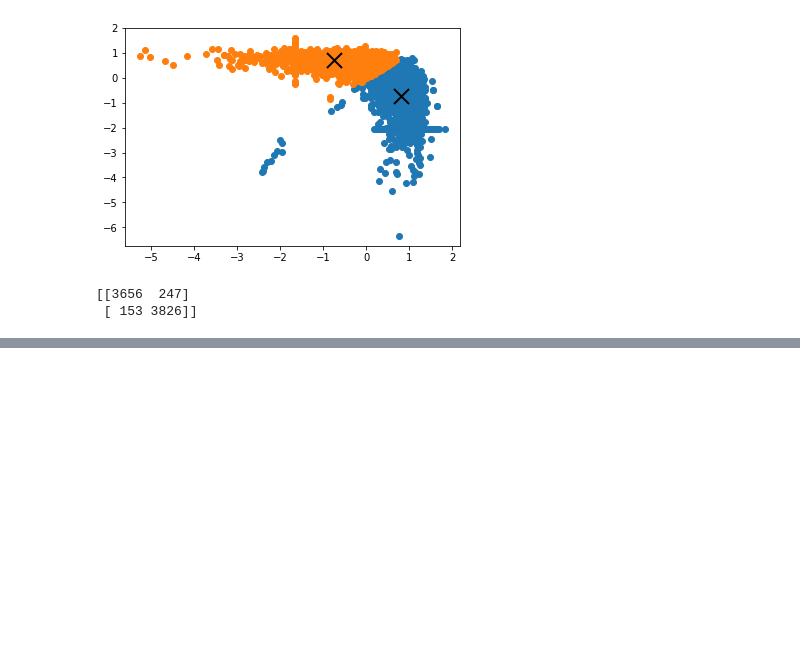
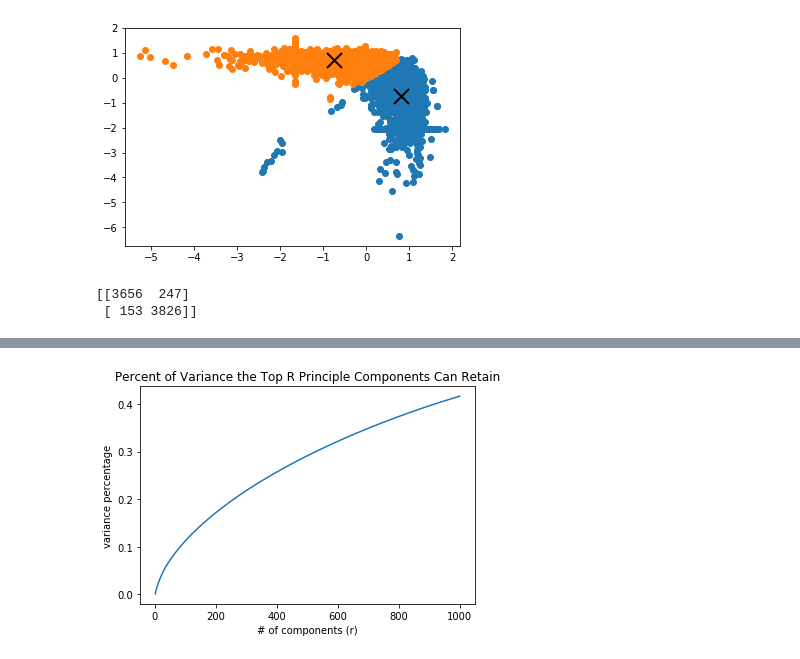
Before and after one commit to zxxia/ECE219-Large-Scale-Data-Mining, a Jupyter notebook: Project2/ee219_project2.ipynb, the cells around one changed output, grey strips where cells are left out. Drawn from its saved outputs; the diff is of its cells as text; code cells hidden in the pictures; blank space fills up the shorter version.

```diff
--- a/Project2/ee219_project2.ipynb
+++ b/Project2/ee219_project2.ipynb
@@ -402,0 +426,22 @@ print(confusionmatrix)
+# %%
+# Extract datasets
+
+dataset = fetch_20newsgroups(subset='all', shuffle=True, random_state=42)
+
+# Set labels for classifiers
+targets = dataset.target
+
+
+# Initialize term count vectorizers
+count_vectorizer = CountVectorizer(
+    analyzer = 'word',
+    stop_words = ENGLISH_STOP_WORDS,
+    min_df = 3
+)
+
+word_count = count_vectorizer.fit_transform(dataset.data)
+
+# TFIDF transformer
+tfidf_transformer = TfidfTransformer()
+# Compute tfidf Matrices
+tfidf = tfidf_transformer.fit_transform(word_count)
@@ -402,0 +488,14 @@ print(confusionmatrix)
+# %%
+# plot of the percent of variance the toprprinciple components canretain v.s r
+lsa_model = TruncatedSVD(n_components=1000, random_state=42)
+tfidf_lsa = lsa_model.fit(tfidf)
+variance_ratio = tfidf_lsa.explained_variance_ratio_
+
+#plotting variance curve
+plt.plot(range(1, 1001), np.cumsum(variance_ratio))
+plt.xlabel('# of components (r)')
+plt.ylabel('variance percentage')
+plt.title('Percent of Variance the Top R Principle Components Can Retain')
+plt.show()
+# %% [output]
+[figure, added]
```
Also changed, not shown: parts of 14 cells of this notebook.
